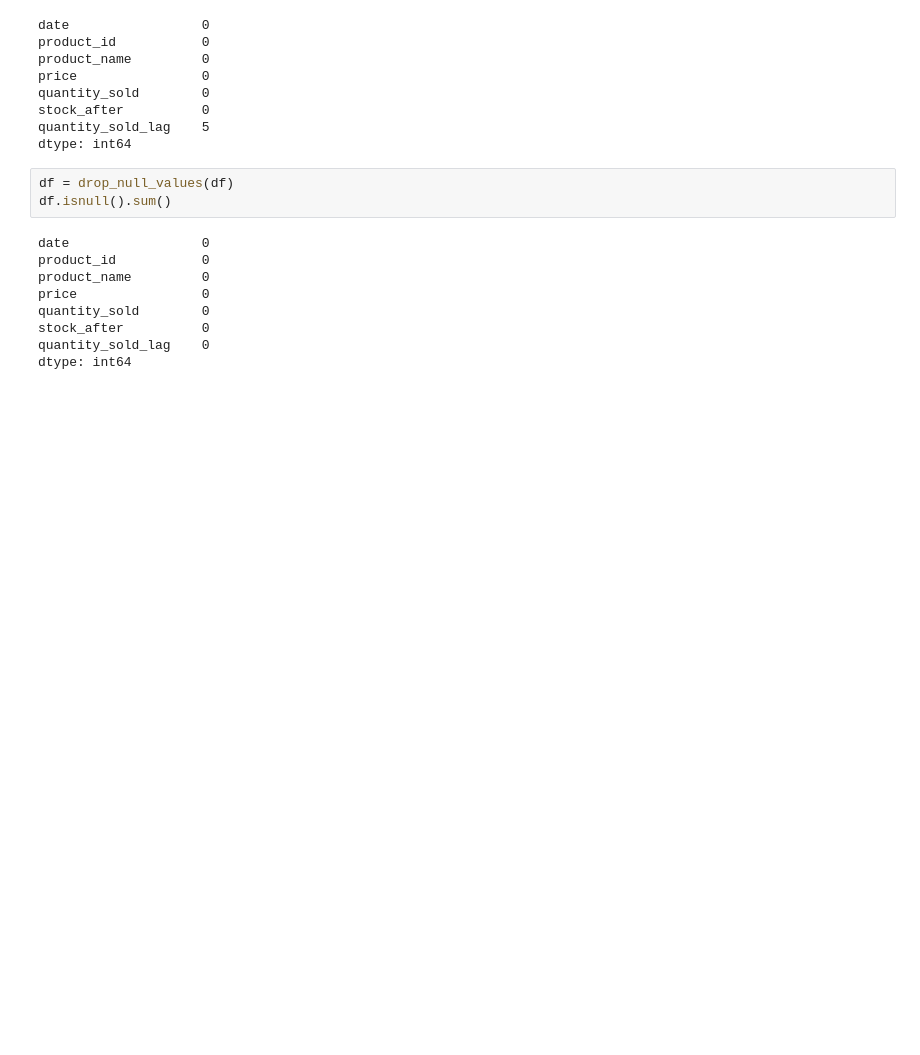
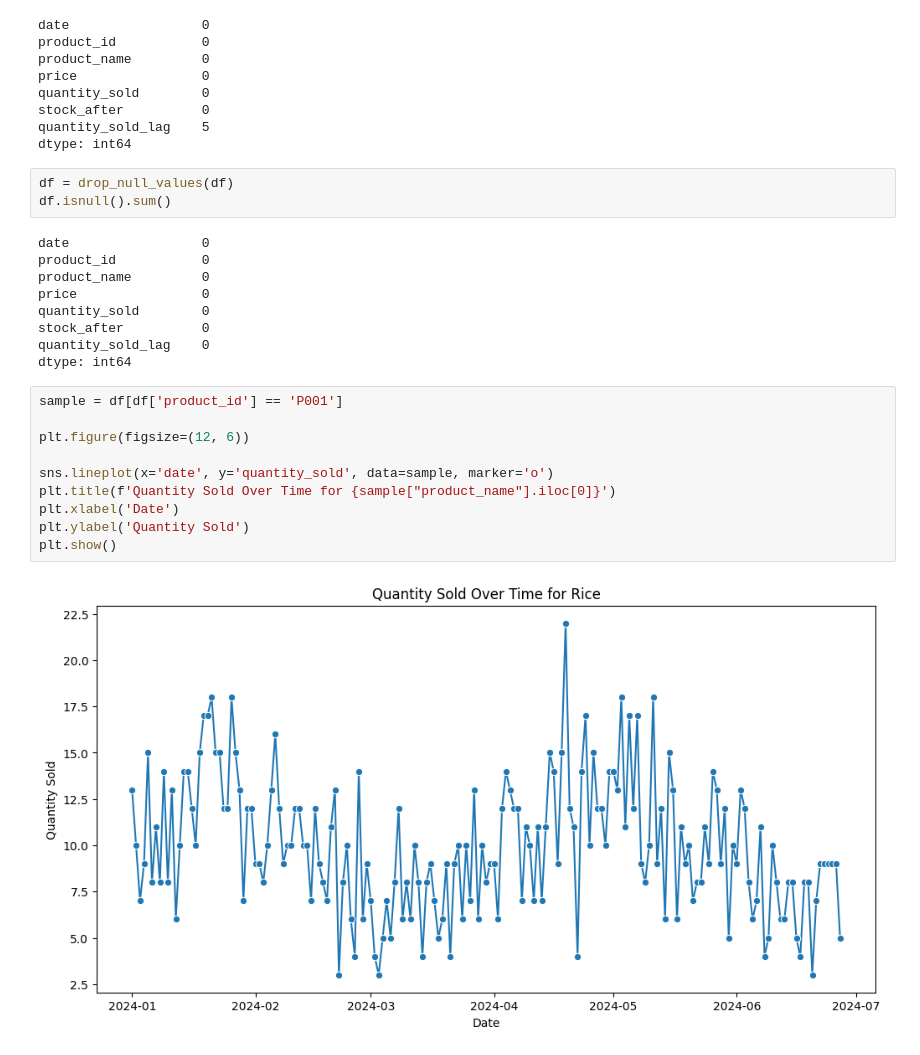
Before and after one commit to IssaMuiz/StockSense, a Jupyter notebook: notebooks/test_preprocessing.ipynb, the cells around one changed output. Drawn from its saved outputs; the diff is of its cells as text; blank space fills up the shorter version.

Commit message:
Exploratory Data Analysis was performed

```diff
--- a/notebooks/test_preprocessing.ipynb
+++ b/notebooks/test_preprocessing.ipynb
@@ -141,3 +146,15 @@ quantity_sold        0
 stock_after          0
 quantity_sold_lag    0
 dtype: int64
+# %%
+sample = df[df['product_id'] == 'P001']
+
+plt.figure(figsize=(12, 6))
+
+sns.lineplot(x='date', y='quantity_sold', data=sample, marker='o')
+plt.title(f'Quantity Sold Over Time for {sample["product_name"].iloc[0]}')
+plt.xlabel('Date')
+plt.ylabel('Quantity Sold')
+plt.show()
+# %% [output]
+[figure, added]
```
Also changed, not shown: parts of 2 cells of this notebook, 1 other file.
